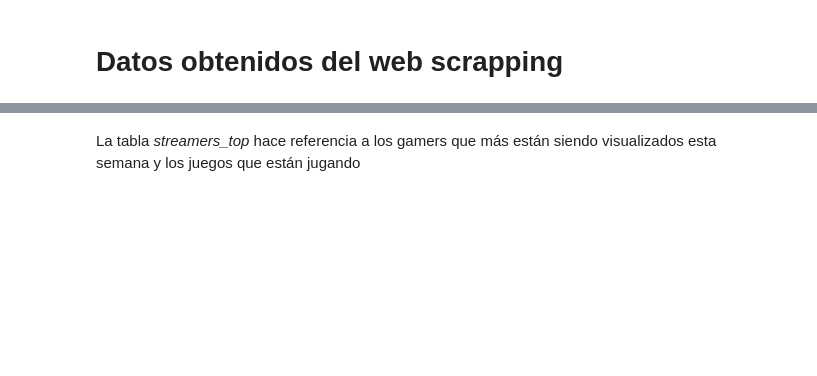
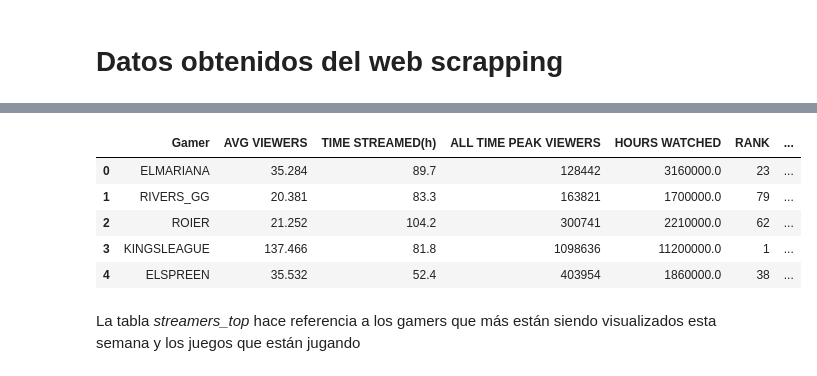
Before and after one commit to giottomillan/project_play, a Jupyter notebook: code/data_cleaning.ipynb, the cells around one changed output, grey strips where cells are left out. Cells and saved outputs as stored; diff of their text form; code cells hidden in the pictures; blank space fills up the shorter version.

```diff
--- a/code/data_cleaning.ipynb
+++ b/code/data_cleaning.ipynb
@@ -87,0 +504,2 @@ top_gamers.head()
+# %%
+STREAMERS_WITH_THE_FASTEST_GROWING_NUMBER_OF_FOLLOWERS = pd.read_csv("../data/STREAMERS_WITH_THE_FASTEST_GROWING_NUMBER_OF_FOLLOWERS")
@@ -87,0 +525,9 @@ top_gamers.head()
+# %%
+STREAMERS_WITH_THE_FASTEST_GROWING_NUMBER_OF_FOLLOWERS.head()
+# %% [output]
+|  | Gamer | AVG VIEWERS | TIME STREAMED(h) | ALL TIME PEAK VIEWERS | HOURS WATCHED | RANK | ... |
+| 0 | ELMARIANA | 35.284 | 89.7 | 128442 | 3160000.0 | 23 | ... |
+| 1 | RIVERS_GG | 20.381 | 83.3 | 163821 | 1700000.0 | 79 | ... |
+| 2 | ROIER | 21.252 | 104.2 | 300741 | 2210000.0 | 62 | ... |
+| 3 | KINGSLEAGUE | 137.466 | 81.8 | 1098636 | 11200000.0 | 1 | ... |
+| 4 | ELSPREEN | 35.532 | 52.4 | 403954 | 1860000.0 | 38 | ... |
```
Also changed, not shown: parts of 49 cells of this notebook, 12 other files.
